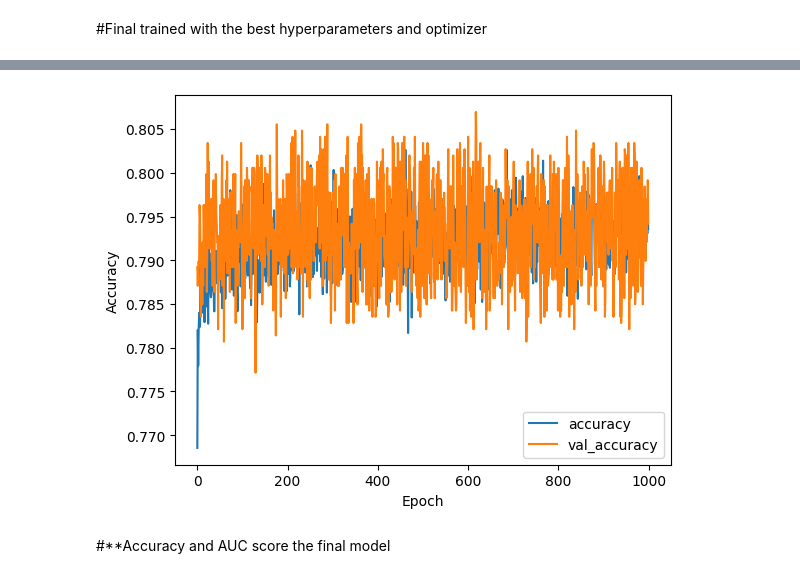
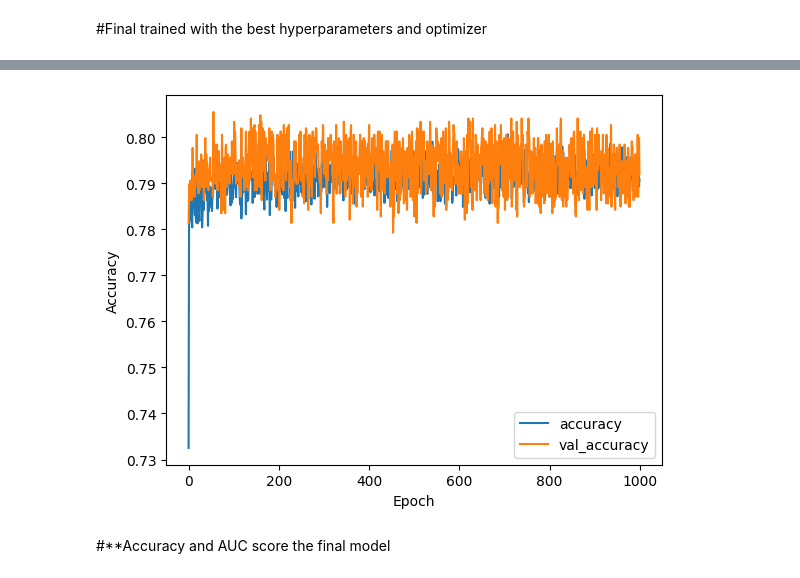
Before and after one commit to EddyKubwimana/83082025_Churning_Customers, a Jupyter notebook: Assignment3.ipynb, the cells around one changed output, grey strips where cells are left out. Saved outputs shown, nothing was run; the diff lists cells and outputs as text; code cells hidden in the pictures.

```diff
--- a/Assignment3.ipynb
+++ b/Assignment3.ipynb
@@ -619,7 +619,7 @@ output_layer = Dense(1, activation='sigmoid')(dropout_layer)
 
 finalmodel = keras.Model(inputs=input_layer, outputs=output_layer)
 
-finalmodel.compile(optimizer=RMSprop(learning_rate=0.01), loss='binary_crossentropy', metrics=['accuracy'])
+finalmodel.compile(optimizer=Adam(learning_rate=0.01), loss='binary_crossentropy', metrics=['accuracy'])
 
 historyfinal = finalmodel.fit(Xtrain, Ytrain, epochs=1000, batch_size=52, validation_split = 0.2,validation_data=(Xtest, Ytest))
 lossfinal, accuracyfinal = model1.evaluate(Xtest, Ytest)
@@ -651,5 +651,5 @@ Epoch 1000/1000
 Test loss: 0.4274030029773712, Test accuracy: 0.7892122268676758
-[figure, old version]
+[figure, new version]
 # %% [markdown]
 #**Accuracy and AUC score the final model
 # %%
```
Also changed, not shown: parts of 1 cell of this notebook.
